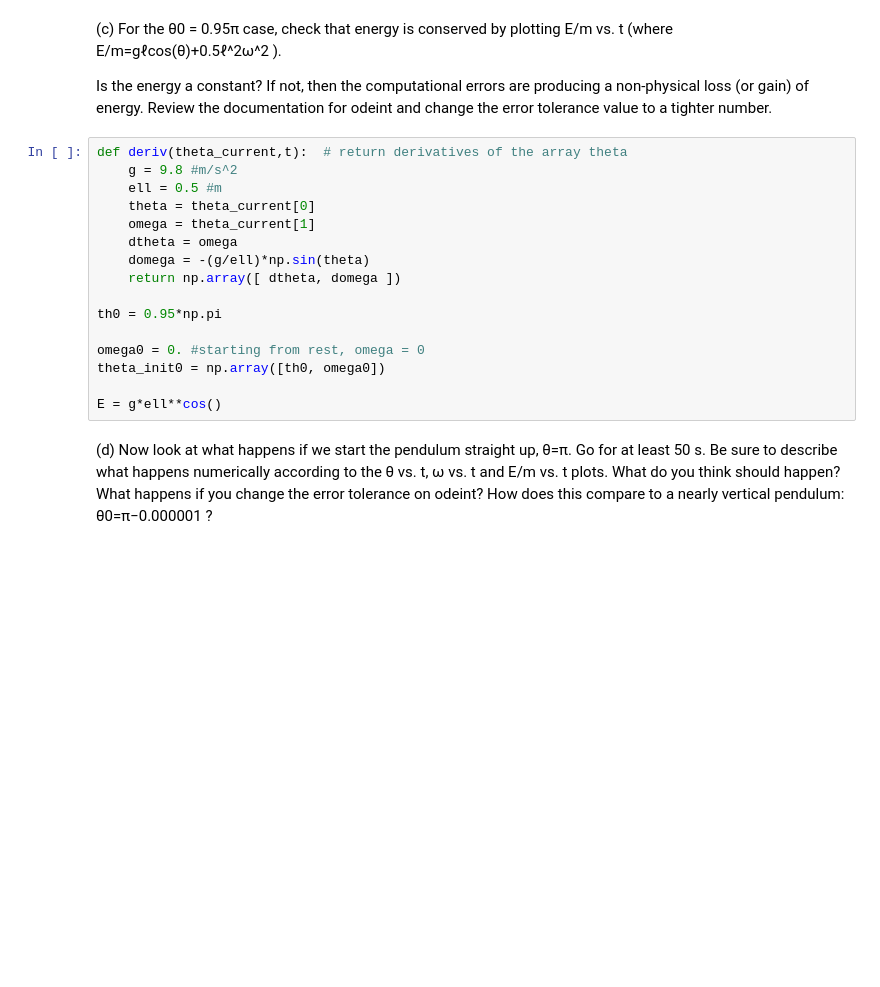
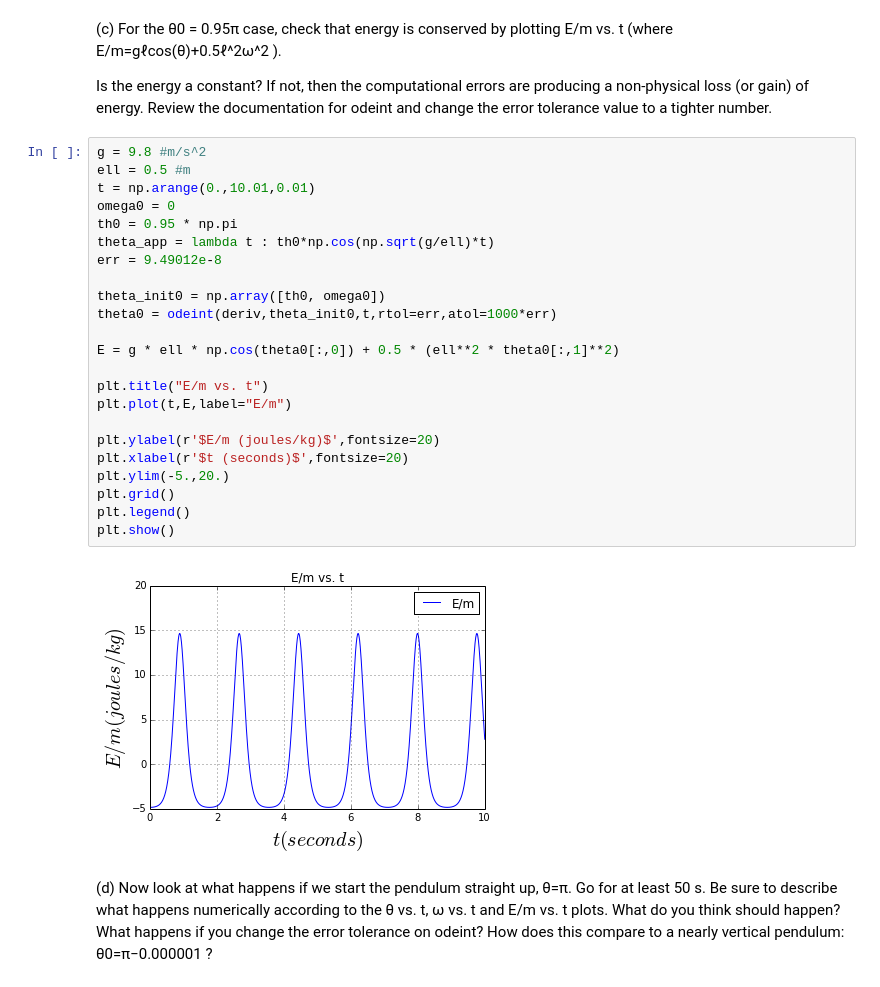
Before and after one commit to dlhoang/PHYS202-S14, a Jupyter notebook: SciPy/ODEExercises.ipynb, the cells around one changed output. Drawn from its saved outputs; the diff is of its cells as text; blank space fills up the shorter version.

```diff
--- a/SciPy/ODEExercises.ipynb
+++ b/SciPy/ODEExercises.ipynb
@@ -191,21 +191,30 @@ plt.show()
 (c) For the θ0 = 0.95π case, check that energy is conserved by plotting E/m vs. t (where E/m=gℓcos(θ)+0.5ℓ^2ω^2 ).
 
 Is the energy a constant? If not, then the computational errors are producing a non-physical loss (or gain) of energy. Review the documentation for odeint and change the error tolerance value to a tighter number.
-# %%
-def deriv(theta_current,t):  # return derivatives of the array theta
-    g = 9.8 #m/s^2
-    ell = 0.5 #m
-    theta = theta_current[0]
-    omega = theta_current[1]
-    dtheta = omega
-    domega = -(g/ell)*np.sin(theta)
-    return np.array([ dtheta, domega ])
-
-th0 = 0.95*np.pi
-
-omega0 = 0. #starting from rest, omega = 0
-theta_init0 = np.array([th0, omega0])
-
-E = g*ell**cos()
+# %%
+g = 9.8 #m/s^2
+ell = 0.5 #m
+t = np.arange(0.,10.01,0.01)
+omega0 = 0
+th0 = 0.95 * np.pi
+theta_app = lambda t : th0*np.cos(np.sqrt(g/ell)*t)
+err = 9.49012e-8
+
+theta_init0 = np.array([th0, omega0])
+theta0 = odeint(deriv,theta_init0,t,rtol=err,atol=1000*err)
+
+E = g * ell * np.cos(theta0[:,0]) + 0.5 * (ell**2 * theta0[:,1]**2)
+
+plt.title("E/m vs. t")
+plt.plot(t,E,label="E/m")
+
+plt.ylabel(r'$E/m (joules/kg)$',fontsize=20)
+plt.xlabel(r'$t (seconds)$',fontsize=20)
+plt.ylim(-5.,20.)
+plt.grid()
+plt.legend()
+plt.show()
+# %% [output]
+[figure, added]
 # %% [markdown]
 (d) Now look at what happens if we start the pendulum straight up, θ=π. Go for at least 50 s. Be sure to describe what happens numerically according to the θ vs. t, ω vs. t and E/m vs. t plots. What do you think should happen? What happens if you change the error tolerance on odeint? How does this compare to a nearly vertical pendulum: θ0=π−0.000001 ?
```
Also changed, not shown: parts of 7 cells of this notebook, 3 other files.
